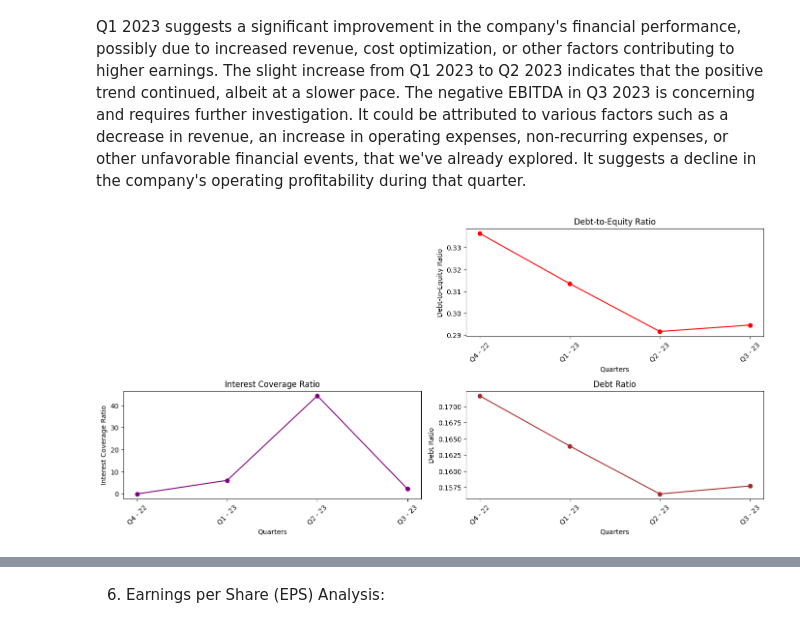
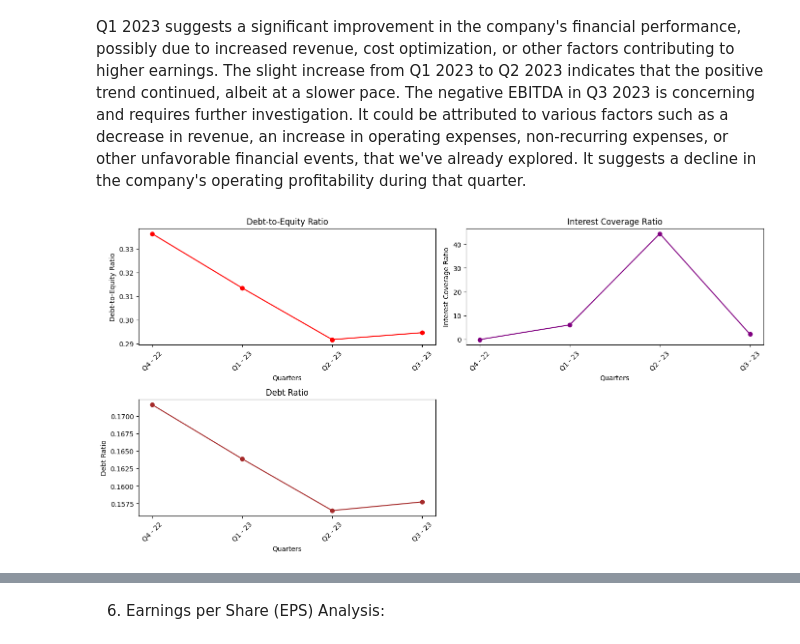
Before and after one commit to AnastasiaSkaliy/SolarEcon-Insight, a Jupyter notebook: financial_statements_analysis.ipynb, the cells around one changed output, grey strips where cells are left out. Cells and saved outputs as stored; diff of their text form; code cells hidden in the pictures.

```diff
--- a/financial_statements_analysis.ipynb
+++ b/financial_statements_analysis.ipynb
@@ -440,13 +377,4 @@ plt.show()
 # %%
-# Extract year and quarter into separate columns
-new_data[['Quarter', 'Year']] = new_data['Quarters'].str.split(' - ', expand=True)
-
-# Convert year to integer for proper sorting
-new_data['Year'] = new_data['Year'].astype(int)
-
-# Sort the DataFrame in descending order based on 'Quarters'
-new_data_sorted = new_data.sort_values(by=['Year', 'Quarter'], ascending=[True, True])
-
 # Create subplots
 fig, axes = plt.subplots(1, 2, figsize=(14, 7))
 
@@ -461,6 +389,7 @@ for bar, revenue in zip(bars1, operating_income):
     axes[0].text(bar.get_x() + bar.get_width()/2, bar.get_height(), f'{revenue:.1f}', ha='center', va='bottom')
 sns.lineplot(ax=axes[0], x=new_data_sorted['Quarters'], y=operating_income, color='red', marker='o', linestyle='-')
 axes[0].axhline(y=0, color='black', linewidth=1.5)
+axes[0].set_ylim(-70, 160)  # Set y-axis limits
 
 # Plot 2: Net Income by Quarter
 net_income = new_data_sorted['Net Income'] / 1_000_000
@@ -473,6 +402,7 @@ for bar, revenue in zip(bars2, net_income):
     axes[1].text(bar.get_x() + bar.get_width()/2, bar.get_height(), f'{revenue:.1f}', ha='center', va='bottom')
 sns.lineplot(ax=axes[1], x=new_data_sorted['Quarters'], y=net_income, color='red', marker='o', linestyle='-')
 axes[1].axhline(y=0, color='black', linewidth=1.5)
+axes[1].set_ylim(-70, 160)  # Set y-axis limits
 
 plt.tight_layout()
 plt.show()
@@ -813,34 +751,34 @@ merged_df['Interest Coverage Ratio'] = merged_df['Operating Income'] / merged_df
 # Calculate Debt Ratio
 merged_df['Debt Ratio'] = merged_df['Total Debt'] / merged_df['Total Assets']
 
 # Plotting the ratios over time
 plt.figure(figsize=(14, 10))
 
 # Debt-to-Equity Ratio
-plt.subplot(3, 2, 4)
+plt.subplot(3, 2, 1)
 plt.plot(merged_df['Quarters'], merged_df['Debt-to-Equity Ratio'], marker='o', color='red')
 plt.title('Debt-to-Equity Ratio')
 plt.xlabel('Quarters')
 plt.ylabel('Debt-to-Equity Ratio')
 plt.xticks(rotation=45)
 
 # Interest Coverage Ratio
-plt.subplot(3, 2, 5)
+plt.subplot(3, 2, 2)
 plt.plot(merged_df['Quarters'], merged_df['Interest Coverage Ratio'], marker='o', color='purple')
 plt.title('Interest Coverage Ratio')
 plt.xlabel('Quarters')
 plt.ylabel('Interest Coverage Ratio')
 plt.xticks(rotation=45)
 
 # Debt Ratio
-plt.subplot(3, 2, 6)
+plt.subplot(3, 2, 3)
 plt.plot(merged_df['Quarters'], merged_df['Debt Ratio'], marker='o', color='brown')
 plt.title('Debt Ratio')
 plt.xlabel('Quarters')
 plt.ylabel('Debt Ratio')
 plt.xticks(rotation=45)
 
 plt.tight_layout()
 plt.show()
 # %% [output]
-[figure, old version]
+[figure, new version]
```
Also changed, not shown: parts of 28 cells of this notebook, 3 other files.
